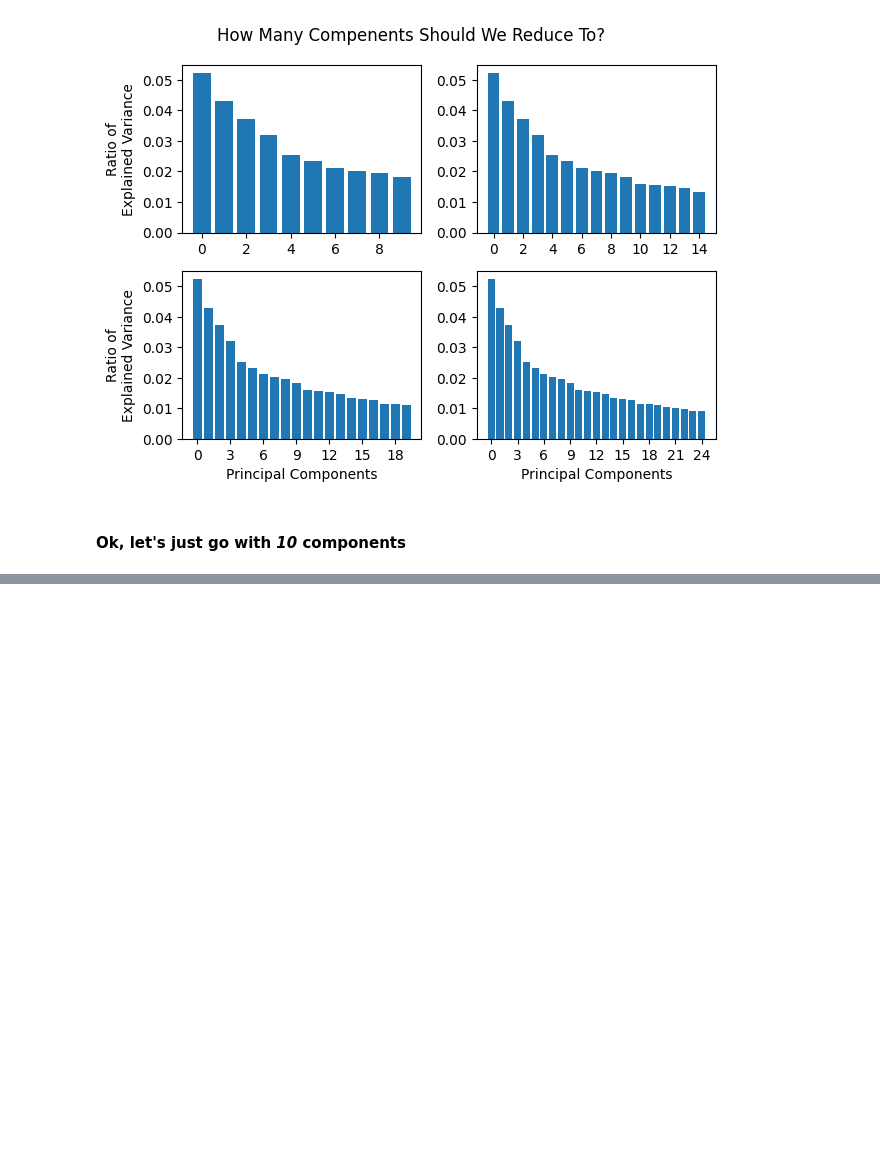
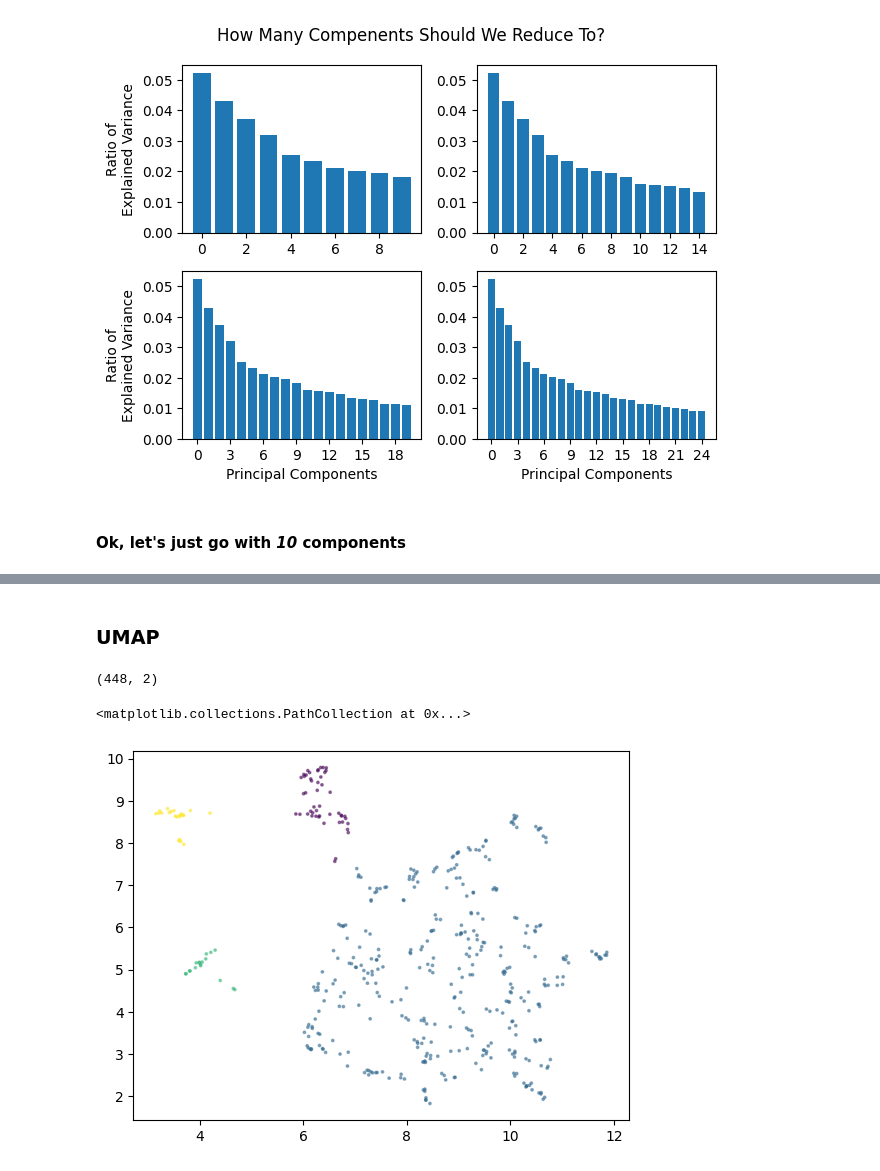
Before and after one commit to ideo/prj-hardy-boys, a Jupyter notebook: scratchpad.ipynb, the cells around one changed output, grey strips where cells are left out. Saved outputs shown, nothing was run; the diff lists cells and outputs as text; code cells hidden in the pictures; blank space fills up the shorter version.

```diff
--- a/scratchpad.ipynb
+++ b/scratchpad.ipynb
@@ -97,0 +106,21 @@ len(set(reduced.flatten()))
+# %% [markdown]
+### UMAP
+# %%
+reducer = umap.UMAP()
+umap_reduction = reducer.fit_transform(emb.values)
+umap_reduction.shape
+# %% [output]
+(448, 2)
+# %%
+# clustering = MeanShift(cluster_all=True).fit(umap_reduction)
+# clustering = AgglomerativeClustering(n_clusters=4).fit(umap_reduction)
+clustering = SpectralClustering(n_clusters=4).fit(umap_reduction)
+# %%
+fig, ax = plt.subplots()
+
+x = umap_reduction[:,0]
+y = umap_reduction[:,1]
+ax.scatter(x, y, c=clustering.labels_, s=3, alpha=0.5)
+# %% [output]
+<matplotlib.collections.PathCollection at 0x...>
+[figure, added]
```
Also changed, not shown: parts of 10 cells of this notebook, 4 other files.
